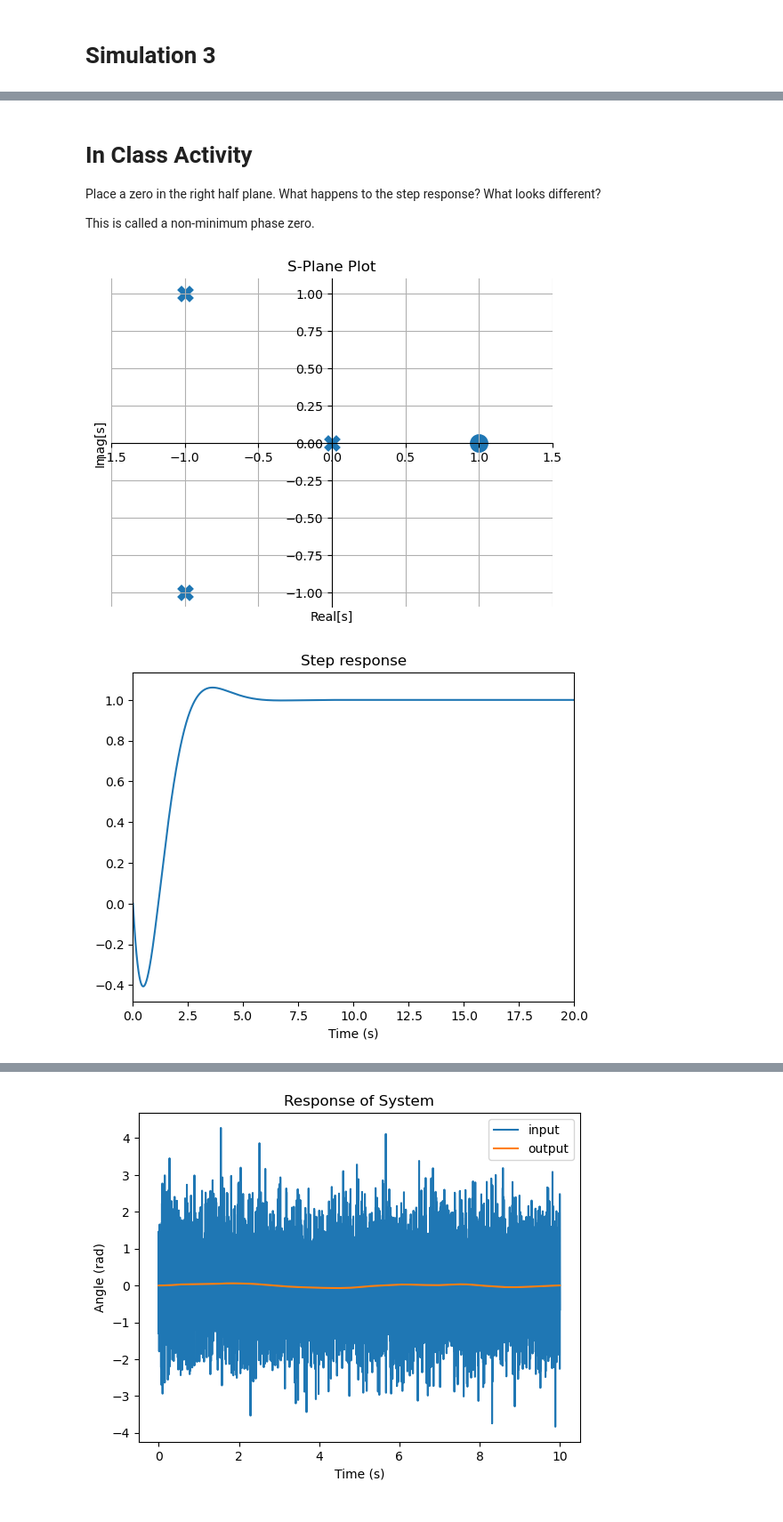
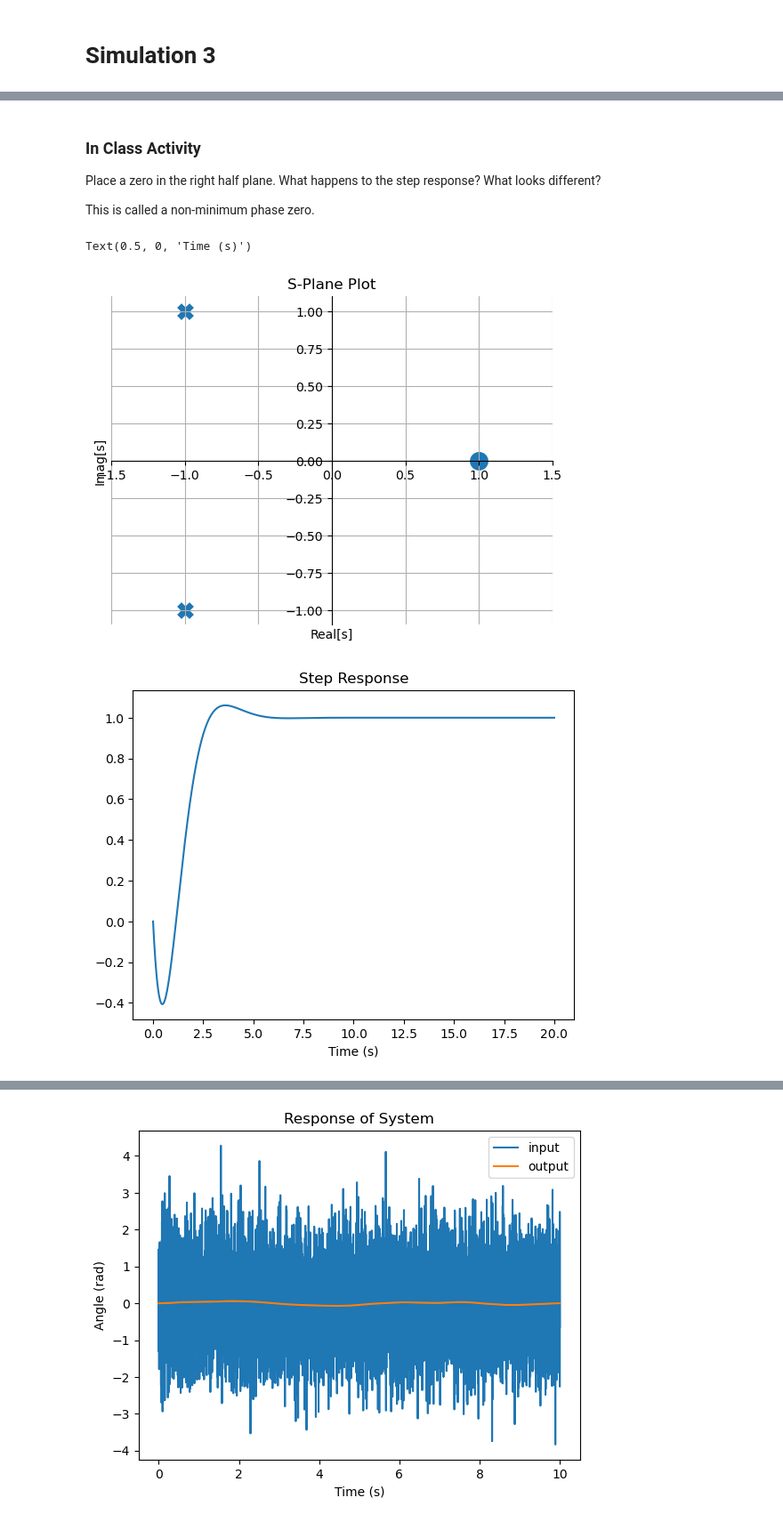
Before and after one commit to arneUofC/ENEL441Unit1, a Jupyter notebook: Unit 1 - Transfer Functions.ipynb, the cells around one changed output, grey strips where cells are left out. Shown at 89% size. Drawn from its saved outputs; the diff is of its cells as text; code cells hidden in the pictures.

```diff
--- a/Unit 1 - Transfer Functions.ipynb
+++ b/Unit 1 - Transfer Functions.ipynb
@@ -653,33 +712,40 @@ We have learned how zeros affect the behavior of the system! Zeros exert their i
 
 We gained this insight by looking at the s-plane plot, and connected it to the coefficients of the partial fraction expansion! That is a non-trivial connection.
 # %% [markdown]
-# In Class Activity
+### In Class Activity
 Place a zero in the right half plane. What happens to the step response? What looks different?
 
 This is called a non-minimum phase zero.
 # %%
 import enel441_utilities as eu
 import numpy as np
-import importlib
-
-importlib.reload(eu)
+import control as ct
+import matplotlib.pyplot as plt
 
 
 p1 = -1+1j
-roots1 = np.array([p1, np.conjugate(p1), 0])
+roots1 = np.array([p1, np.conjugate(p1)])
 den1 = eu.roots_to_polynomial(roots1)
 num1 = np.array([1, -1])
 num1 = num1*den1[-2]/num1[-1]
+P = ct.tf(num1,den1)
 
 
 # calculate step responses
 N = 10000   #number of points
 Tf = 20     #time in seconds of simulation
 t = np.linspace(0,Tf,N)
+t,y = ct.step_response(P,T=t)
+
 
 eu.enel441_s_plane_plot(num1, den1)
-fig, ax, out_step = eu.enel441_step_response(num1,den1,t)
+
+fig,ax = plt.subplots(1)
+ax.plot(t,y)
+ax.set_title('Step Response')
+ax.set_xlabel('Time (s)')
 # %% [output]
+Text(0.5, 0, 'Time (s)')
-[figure, old version]
+[figure, new version]
-[figure, old version]
+[figure, new version]
 # %% [markdown]
```
Also changed, not shown: parts of 43 cells of this notebook, 1 other file.
